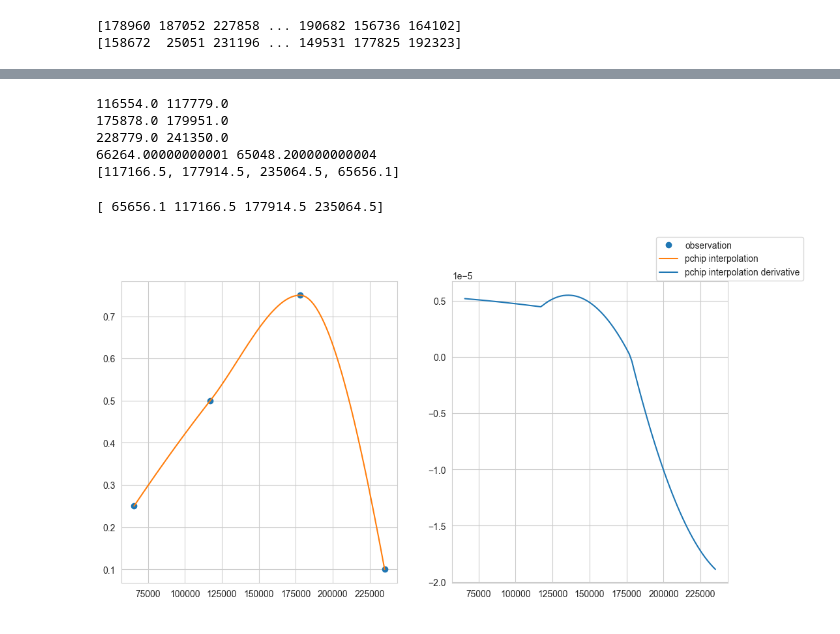
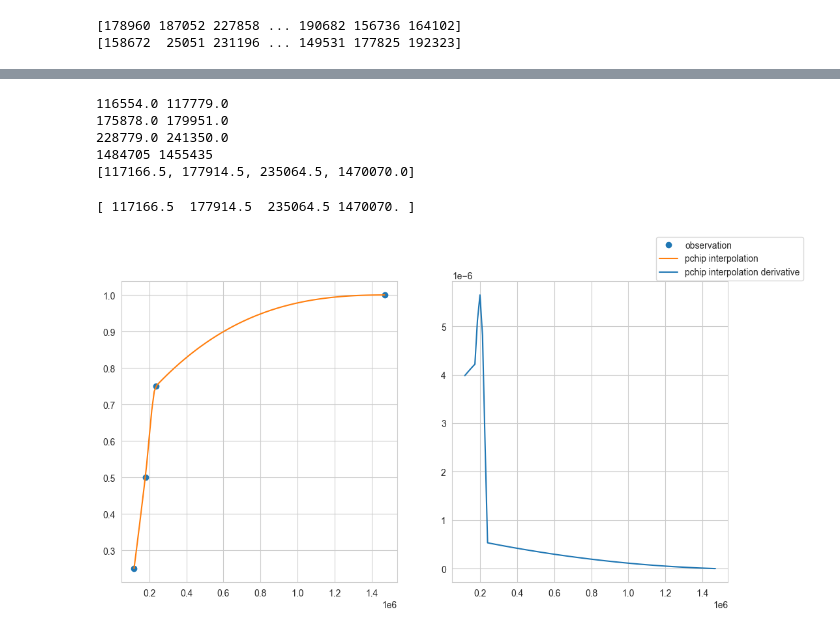
Before and after one commit to ai-r-ia/federated_learning_adult_dataset, a Jupyter notebook: data_fairer.ipynb, the cells around one changed output, grey strips where cells are left out. Cells and saved outputs as stored; diff of their text form; code cells hidden in the pictures.

```diff
--- a/data_fairer.ipynb
+++ b/data_fairer.ipynb
@@ -143,16 +150,22 @@ fnlwgts = [fnlwgt_female, fnlwgt_male]
 for i in fnlwgts:
     #  gamma
     shape, loc, scale = stats.gamma.fit(i)
-    pdf = stats.gamma.pdf(i, shape, loc=loc, scale=scale)
+    cdf = stats.gamma.cdf(i, shape, loc=loc, scale=scale)
+
+    # mean, std = stats.norm.fit(i)
+    # cdf =  stats.norm.cdf(i, mean, std)
+
+    # beta_params = stats.beta.fit(i)
+    # cdf = stats.beta.cdf(i, beta_params[0], beta_params[1], beta_params[2], beta_params[3])
 
     # pdfs.append(pdf)
     sns.set_style("whitegrid")
 
-    ax = sns.displot( x = pdf, kind = "kde", height=10, aspect=2,
+    ax = sns.displot( x = i, kind = "kde", height=10, aspect=2,
                 linewidth = 5 )
     plt.ylabel("fnglwt")
     #     plt.xlabel("Loss")
-    plt.xlabel("pdf")
+    plt.xlabel("cdf")
 
     plt.show()
 
@@ -160,8 +173,8 @@ for i in fnlwgts:
 #     print("client_",i, " loss: ", client_loss[i],"freq: ", client_frequency[i], "acc", client_accuracy[i])
 
 #     norm
-#     mean, std = stats.norm.fit(client_loss[i])
-#     pdf =  stats.norm.pdf(client_loss[i], mean, std)
+    # mean, std = stats.norm.fit(client_loss[i])
+    # pdf =  stats.norm.pdf(client_loss[i], mean, std)
 
 #     df_mean = np.mean(client_frequency[i])
 #     df_std = np.std(client_frequency[i])
@@ -188,8 +268,8 @@ fq2 = np.quantile(fnlwgt_female, .50)
 mq2 = np.quantile(fnlwgt_male, .50)
 fq3 = np.quantile(fnlwgt_female, .75)
 mq3 = np.quantile(fnlwgt_male, .75)
-fq4 = np.quantile(fnlwgt_female, .1)
-mq4 = np.quantile(fnlwgt_male, .1)
+fq4 = np.quantile(fnlwgt_female, 1)
+mq4 = np.quantile(fnlwgt_male, 1)
 
 print(fq1, mq1)
 print(fq2, mq2)
@@ -207,37 +287,30 @@ print(quantiles)
 116554.0 117779.0
 175878.0 179951.0
 228779.0 241350.0
-66264.00000000001 65048.200000000004
-[117166.5, 177914.5, 235064.5, 65656.1]
+1484705 1455435
+[117166.5, 177914.5, 235064.5, 1470070.0]
 # %%
 from scipy.interpolate import pchip_interpolate
 
 import numpy as np
 
-# x = np.array([ 38.45442808,  45.12051933,  46.85565437,  47.84576924,
-#         49.50084204,  50.09833301,  51.3717386 ,  54.85307741,
-#         59.91982266,  63.11786854,  66.90037244,  67.84446378,
-#         72.96120777,  73.92993279,  81.63075081,  85.42178836,
-#         90.70554533,  91.2393176 , 110.03872988])
-
-# y = np.array([0.05, 0.10, 0.15, 0.20, 0.25, 0.30, 0.35, 0.40, 0.45, 0.50, 0.55, 0.60, 0.65, 0.70, 0.75, 0.80, 0.85, 0.90, 0.95])
 x = np.array(quantiles)
-x = np.sort(x)
+# x = np.sort(x)
 print(x)
-y = np.array([0.25,0.50,0.75, 0.1])
+y = np.array([0.25,0.50,0.75, 1])
 
 x_observed = x
 y_observed = y
 x = np.linspace(min(x_observed), max(x_observed), num=100)
 y = pchip_interpolate(x_observed, y_observed, x)
 y_d = pchip_interpolate(x_observed, y_observed, x, der=1)
 
 fig, ax = plt.subplots(1,2, figsize=(12,6))
 ax[0].plot(x_observed, y_observed, "o", label="observation")
 ax[0].plot(x, y, label="pchip interpolation")
 ax[1].plot(x, y_d, label="pchip interpolation derivative")
 fig.legend()
 plt.show()
 # %% [output]
-[ 65656.1 117166.5 177914.5 235064.5]
+[ 117166.5  177914.5  235064.5 1470070. ]
-[figure, old version]
+[figure, new version]
```
Also changed, not shown: parts of 12 cells of this notebook.
